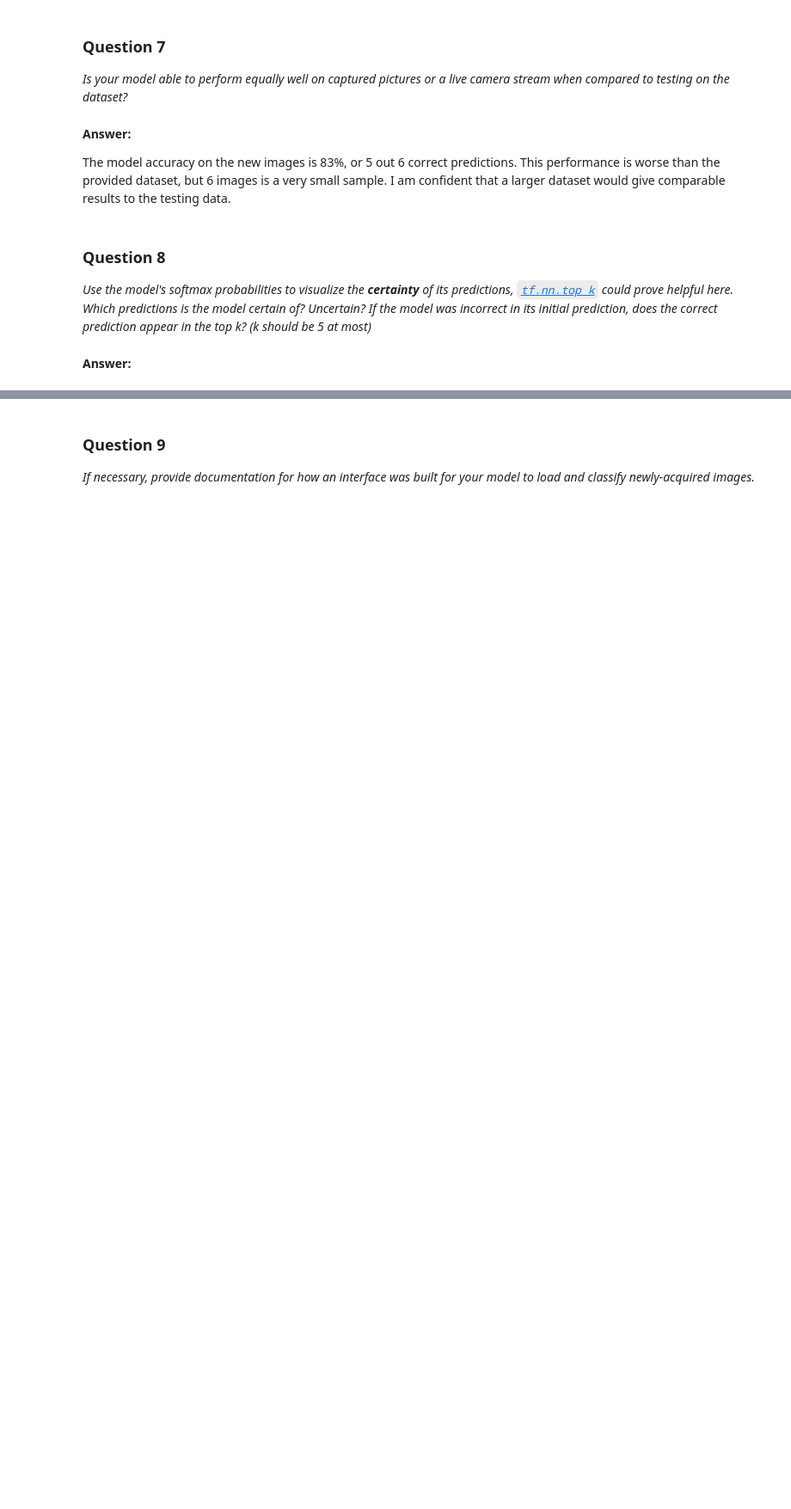
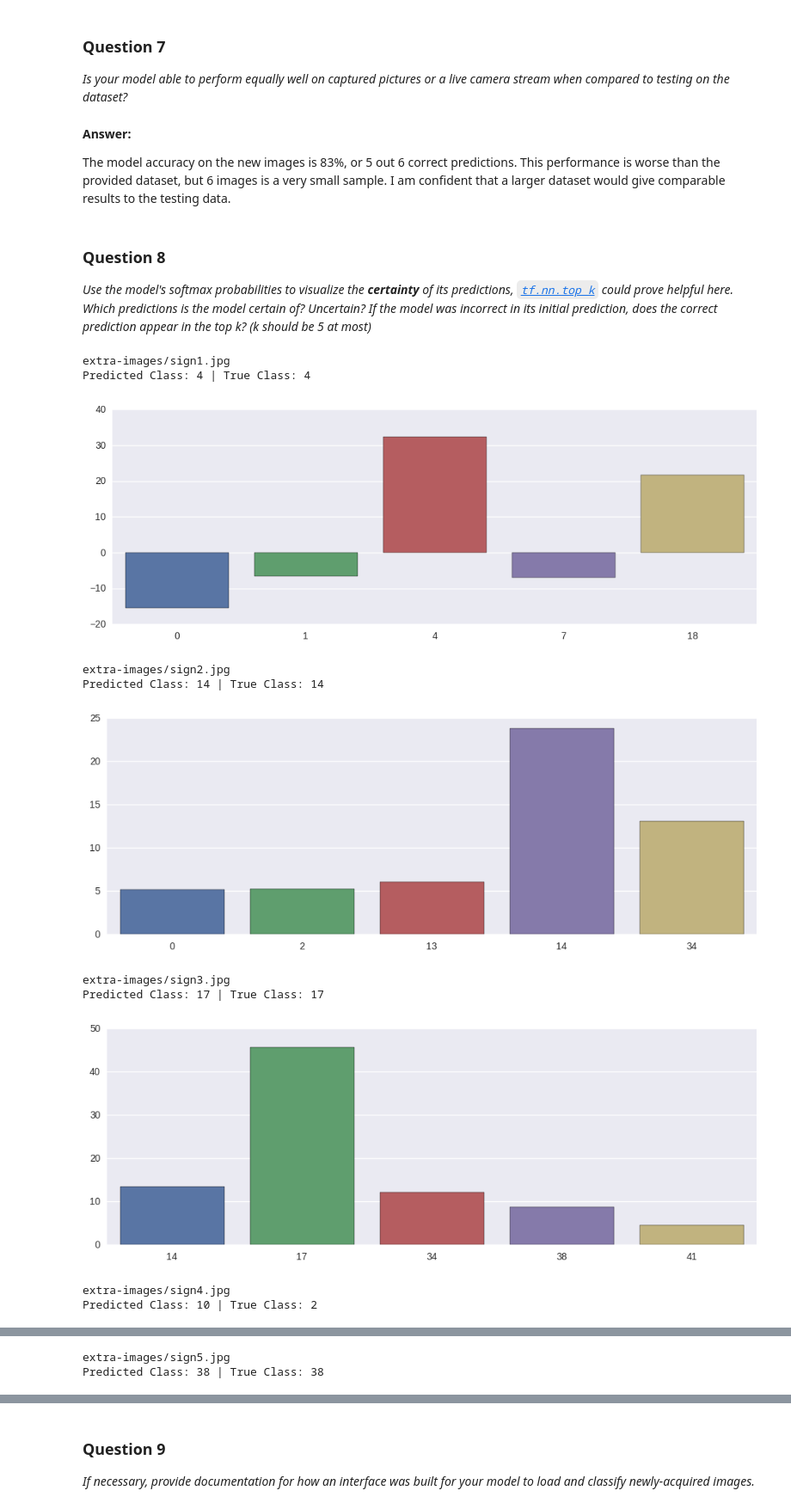
Before and after one commit to codediodeio/self-driving-car-projects, a Jupyter notebook: traffic-signs-tensorflow/Traffic_Signs_Recognition.ipynb, the cells around one changed output, grey strips where cells are left out. Shown at 86% size. Drawn from its saved outputs; the diff is of its cells as text; code cells hidden in the pictures; blank space fills up the shorter version.

```diff
--- a/traffic-signs-tensorflow/Traffic_Signs_Recognition.ipynb
+++ b/traffic-signs-tensorflow/Traffic_Signs_Recognition.ipynb
@@ -95,7 +95,7 @@ def plt_img(image):
     plt.imshow(image)
     plt.show()
 
-random_images = np.random.randint(0, n_train, 10)
+random_images = np.random.randint(0, n_train, 5)
 for i in random_images:
     print("#### Class {} ####".format(y_train[i]))
     plt_img(X_train[i])
@@ -463,11 +448,12 @@ _Choose five candidate images of traffic signs and provide them in the report. A
 
 See images plotted above. They are similar to the the training images, but there is more noise in the background. Also, the original images are not perfectly square, which causes some distortion when resizing to 32x32.
 # %%
-pr=y
+pr = tf.argmax(logits, 1)
+tk = tf.nn.top_k(logits, 5)
 
 with tf.Session() as sess:
     saver.restore(sess, "models/model.ckpt")
-    c, acc, preds = sess.run([cost, accuracy, pr], feed_dict={x: X_new, y: y_new_ohe, keep_prob: 1.})
+    c, acc, top_k, preds = sess.run([cost, accuracy, tk, pr], feed_dict={x: X_new, y: y_new_ohe, keep_prob: 1.})
 
     print("Cost:  {:.5f}  | New Image Accuracy:  {:.5f}".format(c, acc))
 # %% [output]
@@ -507,5 +470,22 @@ The model accuracy on the new images is 83%, or 5 out 6 correct predictions. Thi
 ### Question 8
 
 *Use the model's softmax probabilities to visualize the **certainty** of its predictions, [`tf.nn.top_k`](https://www.tensorflow.org/versions/r0.11/api_docs/python/nn.html#top_k) could prove helpful here. Which predictions is the model certain of? Uncertain? If the model was incorrect in its initial prediction, does the correct prediction appear in the top k? (k should be 5 at most)*
-# %% [markdown]
-**Answer:**
+# %%
+for i in range(6):
+    print(new_images[i])
+    print("Predicted Class: {} | True Class: {}".format(preds_class[i], y_new[i]))
+    fig = plt.figure(figsize=(12,4))
+    sns.barplot(x=top_k[1][i], y=top_k[0][i])
+    plt.show()
+# %% [output]
+extra-images/sign1.jpg
+Predicted Class: 4 | True Class: 4
+[figure, added]
+extra-images/sign2.jpg
+Predicted Class: 14 | True Class: 14
+[figure, added]
+extra-images/sign3.jpg
+Predicted Class: 17 | True Class: 17
+[figure, added]
+extra-images/sign4.jpg
+Predicted Class: 10 | True Class: 2
@@ -511,0 +493,2 @@ The model accuracy on the new images is 83%, or 5 out 6 correct predictions. Thi
+extra-images/sign5.jpg
+Predicted Class: 38 | True Class: 38
```
Also changed, not shown: parts of 19 cells of this notebook, 2 other files.
